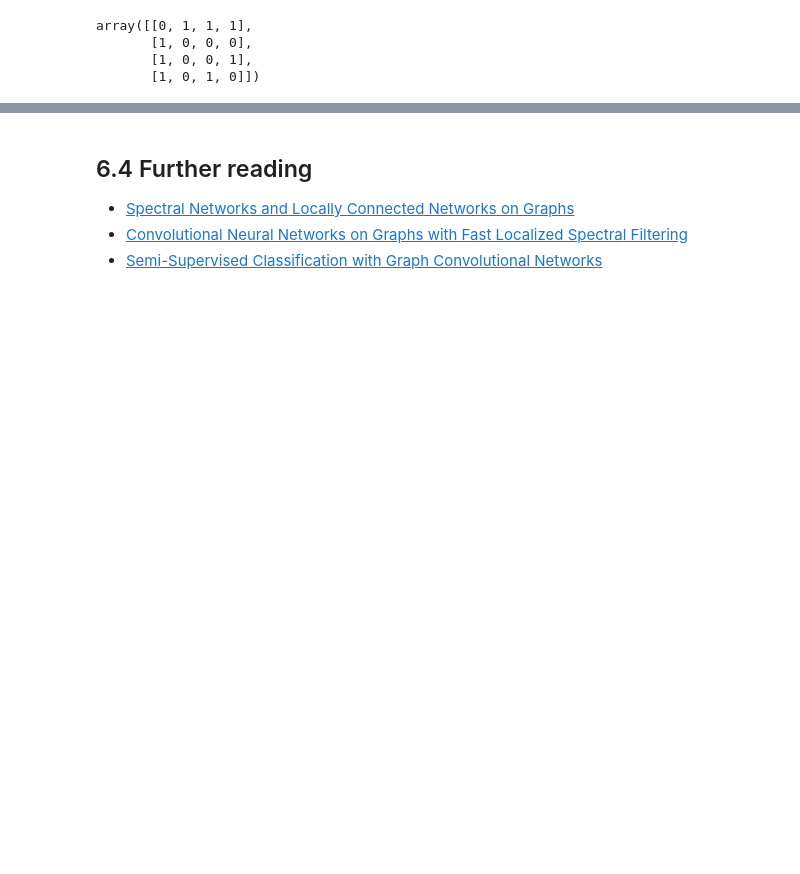
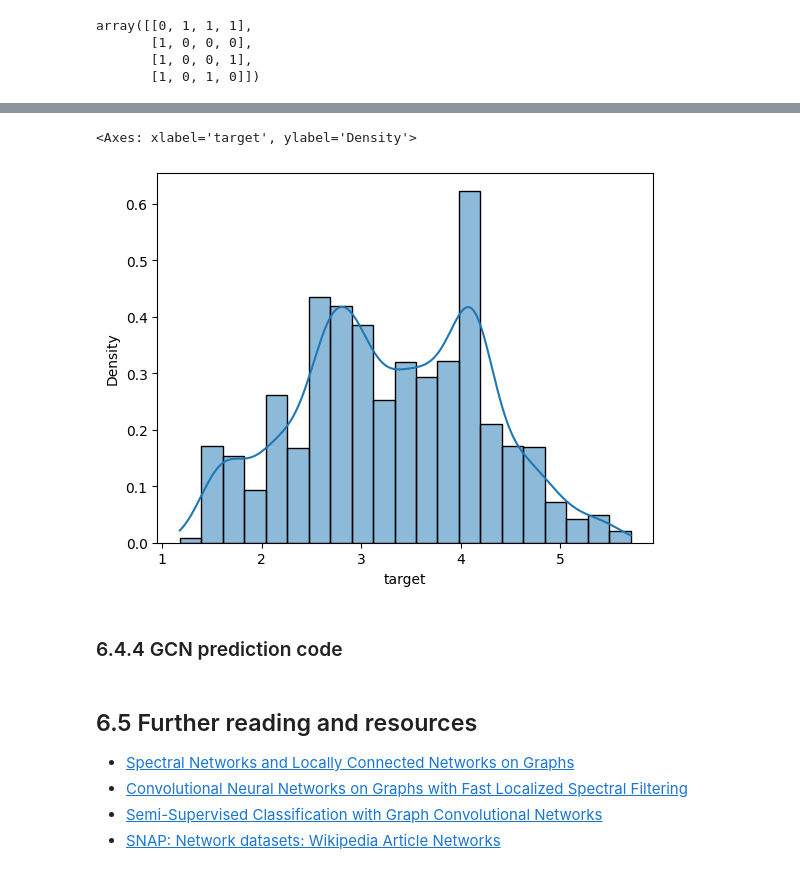
Before and after one commit to williewheeler/gnn-demos, a Jupyter notebook: 06-GCN.ipynb, the cells around one changed output, grey strips where cells are left out. Drawn from its saved outputs; the diff is of its cells as text; code cells hidden in the pictures; blank space fills up the shorter version.

```diff
--- a/06-GCN.ipynb
+++ b/06-GCN.ipynb
@@ -232,0 +348,7 @@ Facebook Page-Page GCN test accuracy: 91.21%
+# %%
+sns.histplot(wn_df['target'], kde=True, stat='density')
+# %% [output]
+<Axes: xlabel='target', ylabel='Density'>
+[figure, added]
+# %% [markdown]
+### 6.4.4 GCN prediction code
@@ -233,6 +377,7 @@ Facebook Page-Page GCN test accuracy: 91.21%
 # %% [markdown]
-## 6.4 Further reading
+## 6.5 Further reading and resources
 
 - [Spectral Networks and Locally Connected Networks on Graphs](https://arxiv.org/abs/1312.6203)
 - [Convolutional Neural Networks on Graphs with Fast Localized Spectral Filtering](https://arxiv.org/abs/1606.09375)
 - [Semi-Supervised Classification with Graph Convolutional Networks](https://arxiv.org/abs/1609.02907)
+- [SNAP: Network datasets: Wikipedia Article Networks](https://snap.stanford.edu/data/wikipedia-article-networks.html)
```
Also changed, not shown: parts of 32 cells of this notebook, 28 other files.
